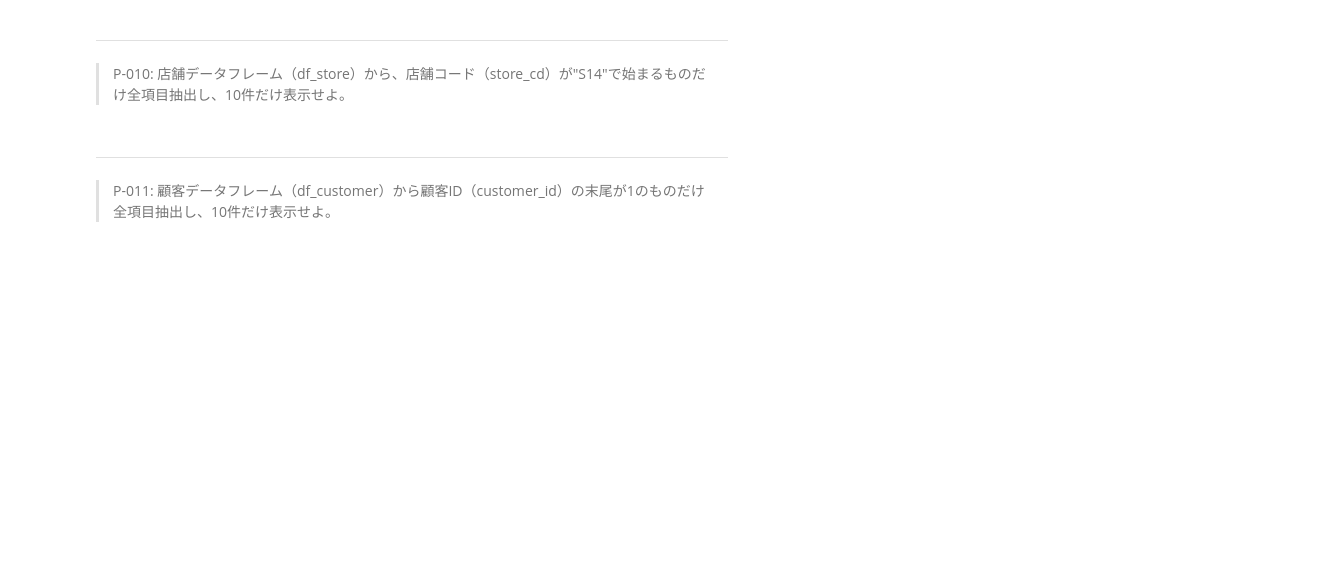
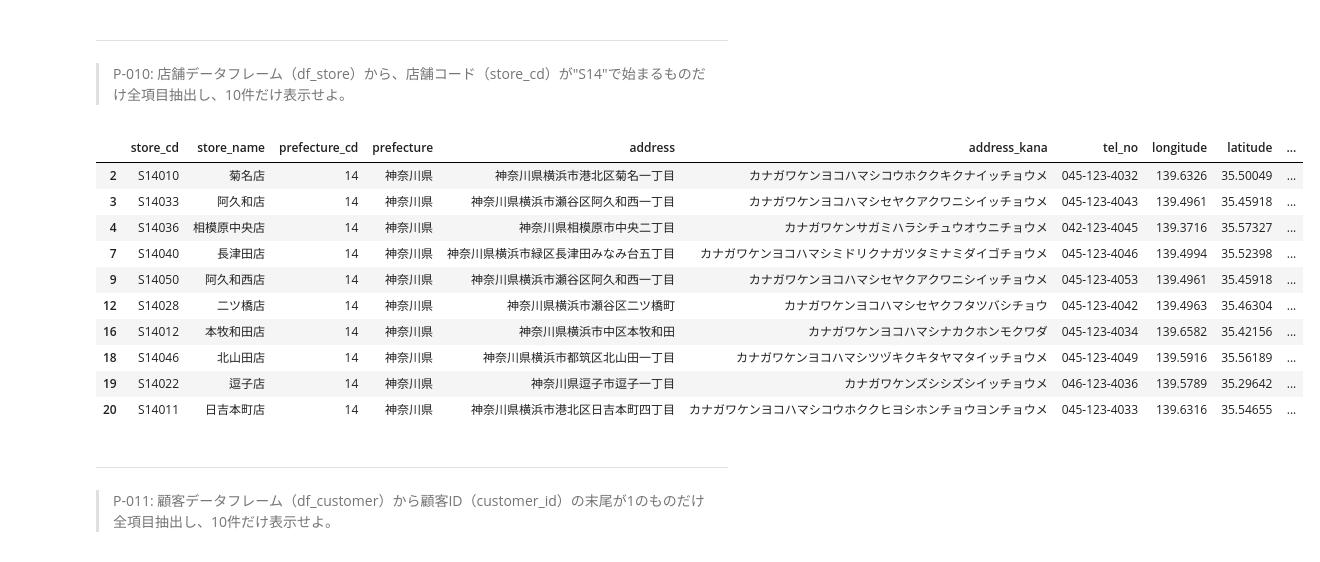
Before and after one commit to shgtkshruch/100knocks-preprocess, a Jupyter notebook: docker/work/preprocess_knock_Python.ipynb, the cells around one changed output. Cells and saved outputs as stored; diff of their text form; code cells hidden in the pictures; blank space fills up the shorter version.

Commit message:
Answer P-010
query

```diff
--- a/docker/work/preprocess_knock_Python.ipynb
+++ b/docker/work/preprocess_knock_Python.ipynb
@@ -221,6 +221,20 @@ df_store.query('prefecture_cd != "13" & floor_area <= 900')
 # %% [markdown]
 ---
 > P-010: 店舗データフレーム（df_store）から、店舗コード（store_cd）が"S14"で始まるものだけ全項目抽出し、10件だけ表示せよ。
+# %%
+df_store.query('store_cd.str.startswith("S14")', engine='python').head(10)
+# %% [output]
+|  | store_cd | store_name | prefecture_cd | prefecture | address | address_kana | tel_no | longitude | latitude | ... |
+| 2 | S14010 | 菊名店 | 14 | 神奈川県 | 神奈川県横浜市港北区菊名一丁目 | カナガワケンヨコハマシコウホククキクナイッチョウメ | 045-123-4032 | 139.6326 | 35.50049 | ... |
+| 3 | S14033 | 阿久和店 | 14 | 神奈川県 | 神奈川県横浜市瀬谷区阿久和西一丁目 | カナガワケンヨコハマシセヤクアクワニシイッチョウメ | 045-123-4043 | 139.4961 | 35.45918 | ... |
+| 4 | S14036 | 相模原中央店 | 14 | 神奈川県 | 神奈川県相模原市中央二丁目 | カナガワケンサガミハラシチュウオウニチョウメ | 042-123-4045 | 139.3716 | 35.57327 | ... |
+| 7 | S14040 | 長津田店 | 14 | 神奈川県 | 神奈川県横浜市緑区長津田みなみ台五丁目 | カナガワケンヨコハマシミドリクナガツタミナミダイゴチョウメ | 045-123-4046 | 139.4994 | 35.52398 | ... |
+| 9 | S14050 | 阿久和西店 | 14 | 神奈川県 | 神奈川県横浜市瀬谷区阿久和西一丁目 | カナガワケンヨコハマシセヤクアクワニシイッチョウメ | 045-123-4053 | 139.4961 | 35.45918 | ... |
+| 12 | S14028 | 二ツ橋店 | 14 | 神奈川県 | 神奈川県横浜市瀬谷区二ツ橋町 | カナガワケンヨコハマシセヤクフタツバシチョウ | 045-123-4042 | 139.4963 | 35.46304 | ... |
+| 16 | S14012 | 本牧和田店 | 14 | 神奈川県 | 神奈川県横浜市中区本牧和田 | カナガワケンヨコハマシナカクホンモクワダ | 045-123-4034 | 139.6582 | 35.42156 | ... |
+| 18 | S14046 | 北山田店 | 14 | 神奈川県 | 神奈川県横浜市都筑区北山田一丁目 | カナガワケンヨコハマシツヅキクキタヤマタイッチョウメ | 045-123-4049 | 139.5916 | 35.56189 | ... |
+| 19 | S14022 | 逗子店 | 14 | 神奈川県 | 神奈川県逗子市逗子一丁目 | カナガワケンズシシズシイッチョウメ | 046-123-4036 | 139.5789 | 35.29642 | ... |
+| 20 | S14011 | 日吉本町店 | 14 | 神奈川県 | 神奈川県横浜市港北区日吉本町四丁目 | カナガワケンヨコハマシコウホククヒヨシホンチョウヨンチョウメ | 045-123-4033 | 139.6316 | 35.54655 | ... |
 # %% [markdown]
 ---
 > P-011: 顧客データフレーム（df_customer）から顧客ID（customer_id）の末尾が1のものだけ全項目抽出し、10件だけ表示せよ。
```
